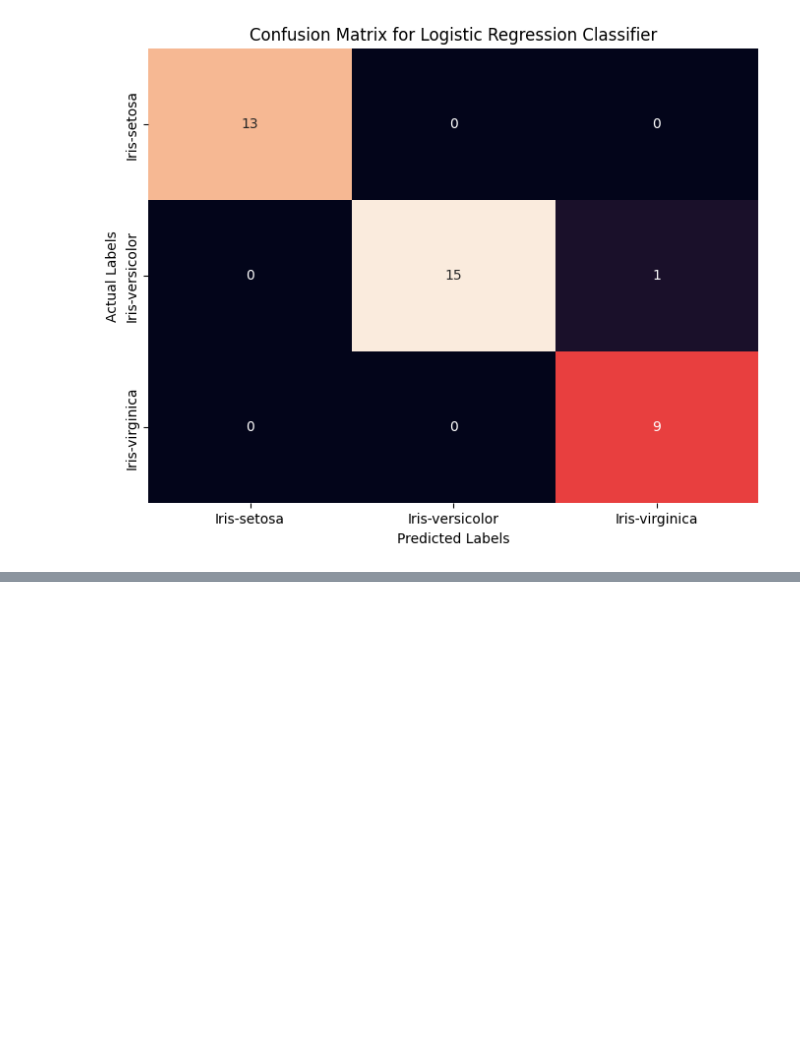
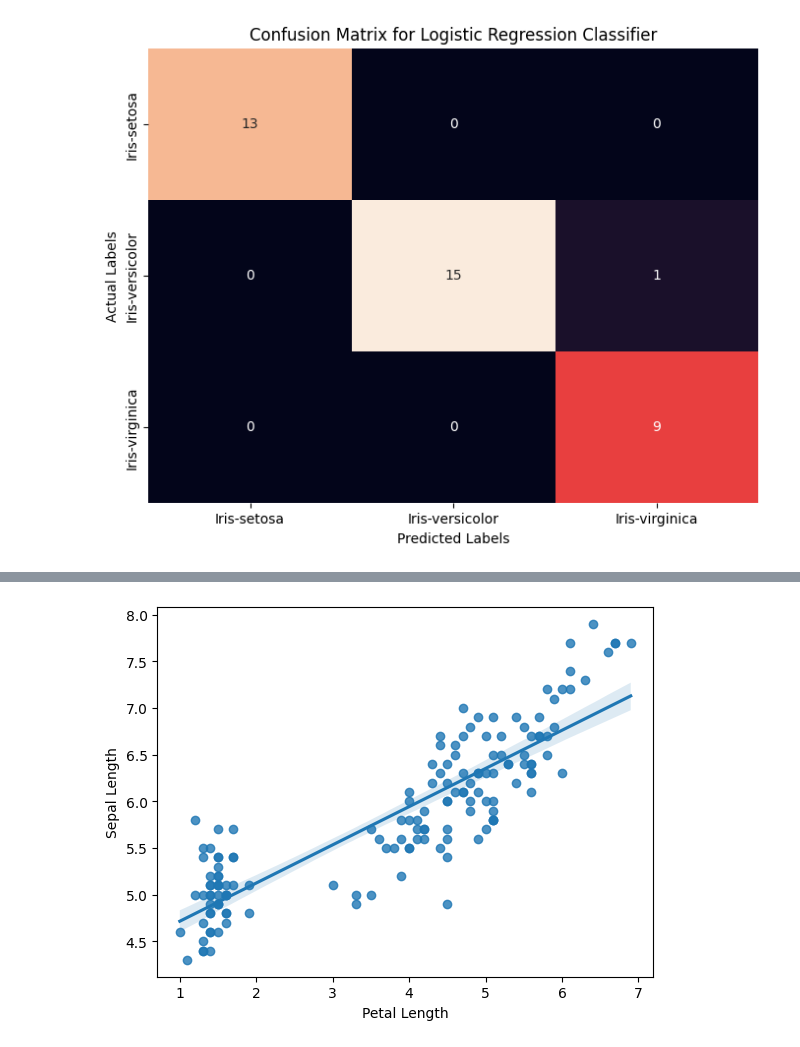
Before and after one commit to Mohammed-Khubaib/ML, a Jupyter notebook: Logistic_regression/Logistic_Regression.ipynb, the cells around one changed output, grey strips where cells are left out. Drawn from its saved outputs; the diff is of its cells as text; code cells hidden in the pictures; blank space fills up the shorter version.

```diff
--- a/Logistic_regression/Logistic_Regression.ipynb
+++ b/Logistic_regression/Logistic_Regression.ipynb
@@ -84,0 +98,5 @@ plt.show()
+# %%
+sns.regplot(x='Petal Length',y='Sepal Length',data=dataset)
+plt.show()
+# %% [output]
+[figure, added]
```
Also changed, not shown: parts of 9 cells of this notebook.
